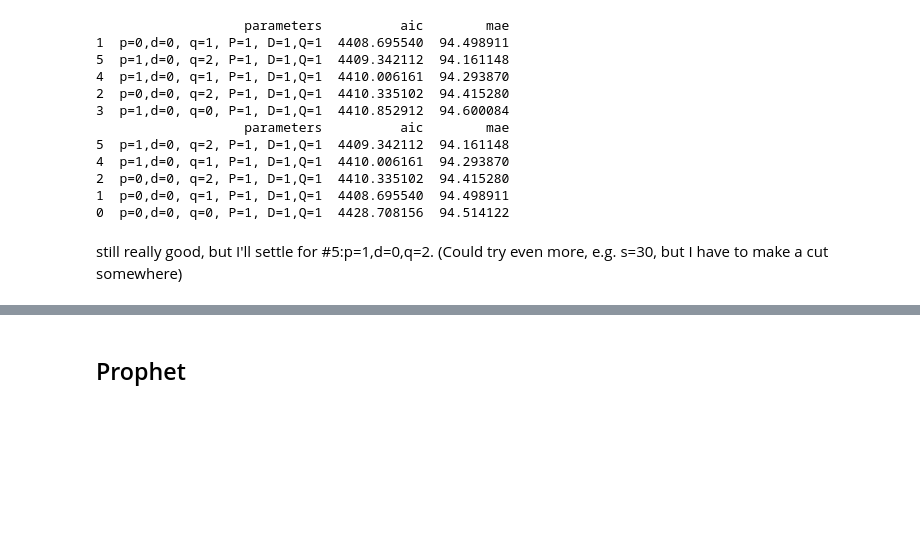
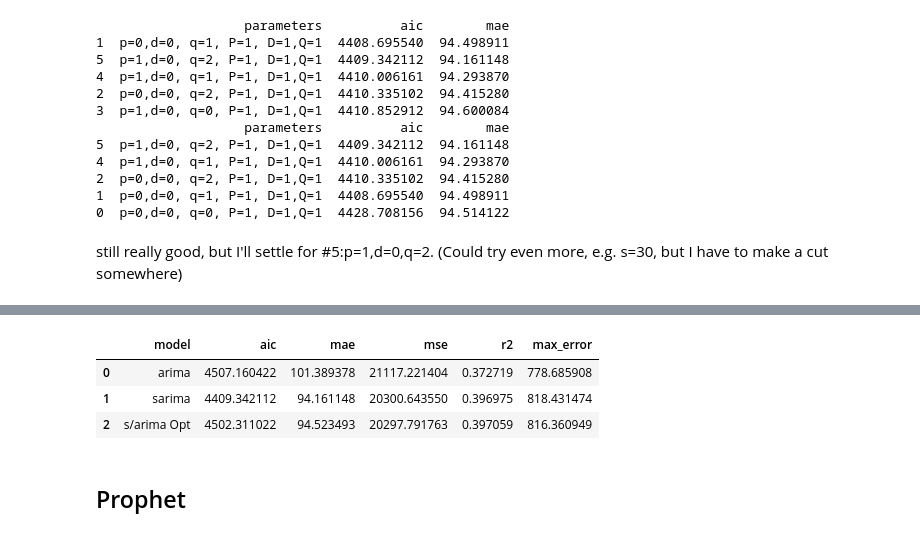
Before and after one commit to ka-katrin/Python_Timeseries_Project, a Jupyter notebook: statistical_models.ipynb, the cells around one changed output, grey strips where cells are left out. Cells and saved outputs as stored; diff of their text form; code cells hidden in the pictures; blank space fills up the shorter version.

```diff
--- a/statistical_models.ipynb
+++ b/statistical_models.ipynb
@@ -340,3 +374,24 @@ model_evaluation
+# %%
+# (2, 0, 2)x(2, 0, [], 7) should be the best. Let's see..
+
+model_sarima_opt = ARIMA(p=2, d=0, q=2, seasonal_order=(2,0,1,7))
+model_sarima_opt.fit(train)
+forecast_sarima_opt=model_sarima_opt.predict(len(test))
+
+aic=model_sarima_opt.model.aic
+mae=mean_absolute_error(test_val,forecast_sarima_opt.values().flatten())
+mse=mean_squared_error(test_val,forecast_sarima_opt.values().flatten())
+r2= r2_score(test_val,forecast_sarima_opt.values().flatten())
+maxe= max_error(test_val,forecast_sarima_opt.values().flatten())
+
+#new entry for arima at the End of the DF (len()) with the metrics
+model_evaluation.loc[len(model_evaluation)] = ['s/arima Opt', aic, mae, mse, r2, maxe]
+model_evaluation
+# %% [output]
+|  | model | aic | mae | mse | r2 | max_error |
+| 0 | arima | 4507.160422 | 101.389378 | 21117.221404 | 0.372719 | 778.685908 |
+| 1 | sarima | 4409.342112 | 94.161148 | 20300.643550 | 0.396975 | 818.431474 |
+| 2 | s/arima Opt | 4502.311022 | 94.523493 | 20297.791763 | 0.397059 | 816.360949 |
 # %% [markdown]
 ## Prophet
 # %%
```
Also changed, not shown: parts of 12 cells of this notebook.
